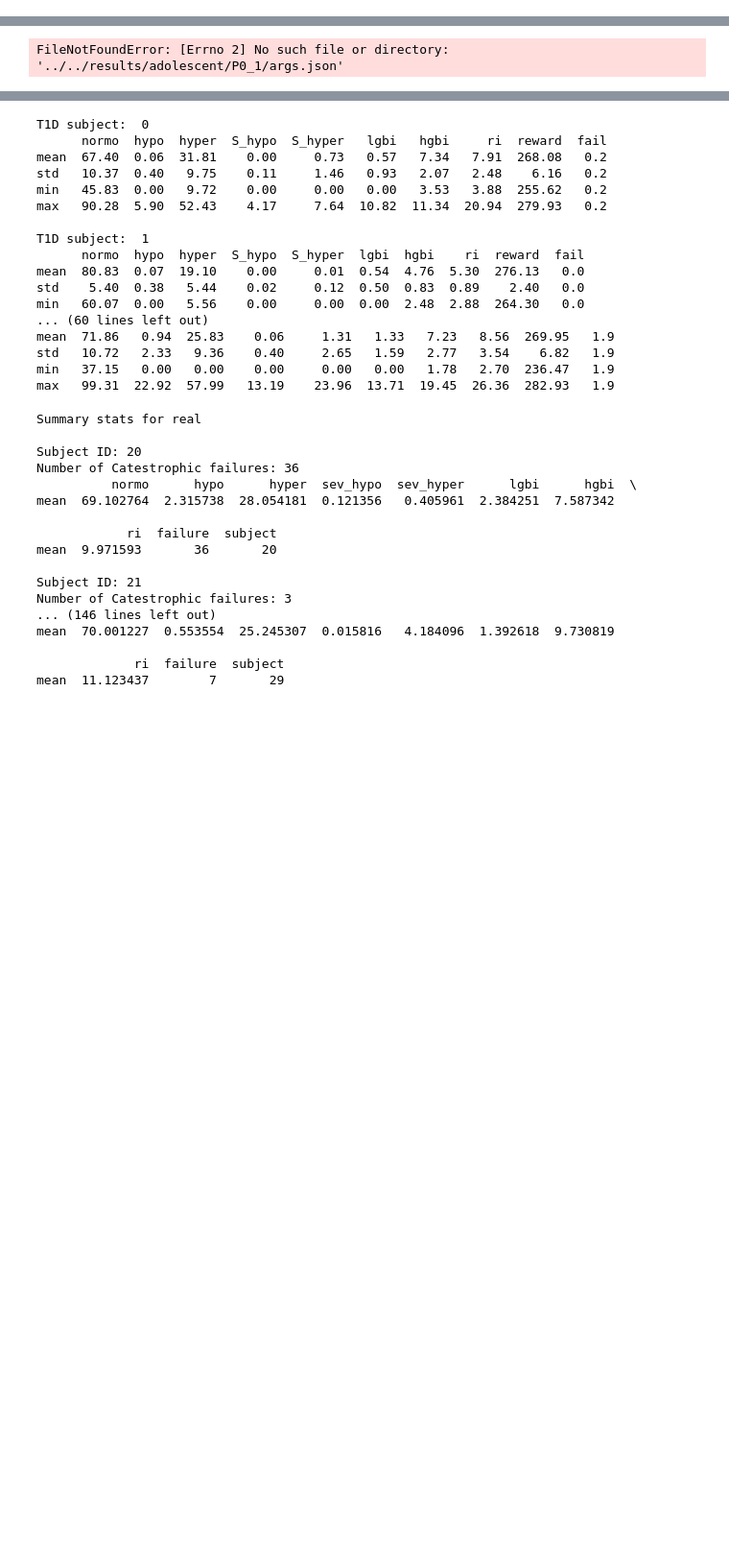
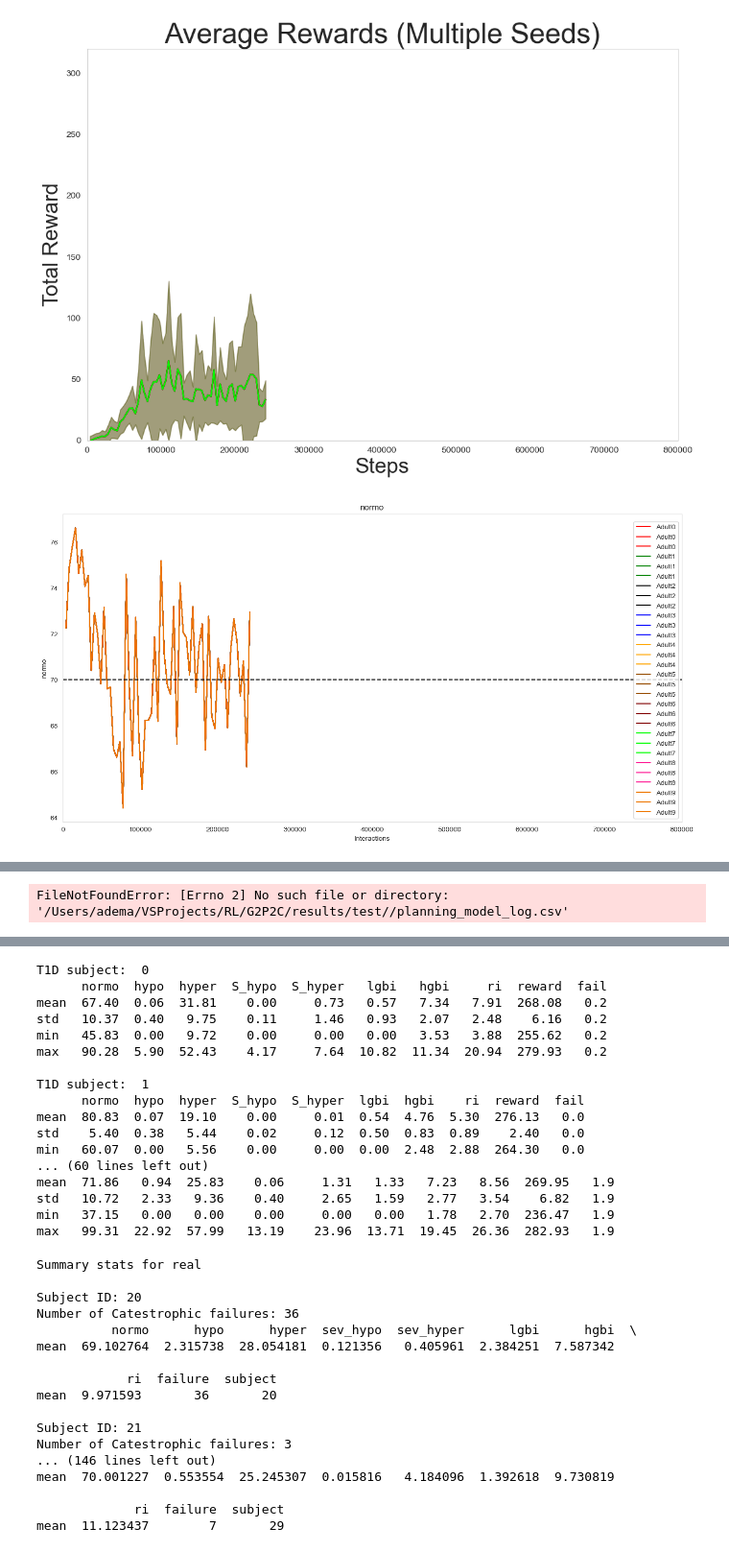
Before and after one commit to AdemaSharipova/G2P2C, a Jupyter notebook: visualiser/notebooks/cohort_analyzer.ipynb, the cells around one changed output, grey strips where cells are left out. Shown at 96% size. Saved outputs shown, nothing was run; the diff lists cells and outputs as text; code cells hidden in the pictures; blank space fills up the shorter version.

```diff
--- a/visualiser/notebooks/cohort_analyzer.ipynb
+++ b/visualiser/notebooks/cohort_analyzer.ipynb
@@ -4,12 +4,14 @@ import sys
 import json
 import numpy as np
 import pandas as pd
+
+
 # from decouple import config
 # MAIN_PATH = config('MAIN_PATH')
 MAIN_PATH='/Users/adema/VSProjects/RL/G2P2C'
 sys.path.insert(1, MAIN_PATH)
 from visualiser.core import ExperimentVisualise, plot_testing_rewards, plot_training_logs, plot_value_function
-from visualiser.core import plot_episode, plot_training_action_summary, plot_training_logs
+from visualiser.core import plot_episode, plot_training_action_summary, plot_training_logs, plot_episode_dynamic
 from visualiser.core import display_commands, plot_testing_metric, display_commands_v2, plot_testing_average_metric
 import matplotlib.gridspec
 %matplotlib inline
@@ -102,32 +104,34 @@ exp_vis = {
              '22':{ "id":exp22, "color":lime,"show": disp_arr[22], "label": COHORT+'7'},
              '23':{ "id":exp23, "color":lime,"show": disp_arr[23], "label": COHORT+'7'},
              '24':{ "id":exp24, "color":lime,"show": disp_arr[24], "label": COHORT+'7'},
              '25':{ "id":exp25, "color":pink,"show": disp_arr[25], "label": COHORT+'8'},
              '26':{ "id":exp26, "color":pink,"show": disp_arr[26], "label": COHORT+'8'},
              '27':{ "id":exp27, "color":pink,"show": disp_arr[27], "label": COHORT+'8'},
              '28':{ "id":exp28, "color":darkorange2,"show": disp_arr[28], "label": COHORT+'9'},
              '29':{ "id":exp29, "color":darkorange2,"show": disp_arr[29], "label": COHORT+'9'},
              '30':{ "id":exp30, "color":darkorange2,"show": disp_arr[30], "label": COHORT+'9'}
 }
 
 groups = [['1', '2', '3'],  ['4', '5', '6'], ['7', '8', '9'],['10', '11', '12'], ['13', '14', '15'],
           ['16', '17', '18'] , ['19', '20', '21'], ['22', '23', '24']]
 #,
 plot_testing_average_metric(exp_vis, groups, type='normal', dis_len=dis_len, metric='reward', goal=312, fill=True)
 
 
 #plot_testing_metric(exp_vis, type='normal', dis_len=dis_len, metric='reward', goal=312, fill=False, label=False)  # normal
 #plot_testing_metric(exp_vis, type='min_max', dis_len=dis_len, metric='aBGP_rmse', goal=15, fill=False)
 # #plot_testing_metric(exp_vis, type='min_max', dis_len=dis_len, metric='cBGP_rmse', goal=10, fill=False)
 plot_testing_metric(exp_vis, type='min_max', dis_len=dis_len, metric='normo', goal=70, fill=False)  # normal
 # plot_testing_metric(exp_vis, type='min_max', dis_len=dis_len, metric='ri', goal=5, fill=False)
 # plot_testing_metric(exp_vis, type='min_max', dis_len=dis_len, metric='hgbi', goal=5, fill=False)
 # plot_testing_metric(exp_vis, type='min_max', dis_len=dis_len, metric='lgbi', goal=1.1, fill=False)
 # plot_training_logs(exp_vis, dis_len, version=3)
 params = ['exp_var', 'true_var','val_loss', 'policy_grad', 'value_grad'] #, 'pi_loss'
 plot_training_logs(mode='ppo', exp_dict=exp_vis, dis_len=dis_len, params=params)
 params = ['pi_aux_grad'] #'pi_aux_loss', 'vf_aux_loss', vf_aux_grad
-plot_training_logs(mode='aux', exp_dict=exp_vis, dis_len=250, params=params)
-params = ['plan_grad', 'plan_loss']
+# plot_training_logs(mode='aux', exp_dict=exp_vis, dis_len=250, params=params)
+# params = ['plan_grad', 'plan_loss']
 plot_training_logs(mode='planning', exp_dict=exp_vis, dis_len=250, params=params)
 # %% [output]
+[figure, added]
+[figure, added]
@@ -134,3 +139,3 @@ plot_training_logs(mode='planning', exp_dict=exp_vis, dis_len=250, params=params
-FileNotFoundError: [Errno 2] No such file or directory: '../../results/adolescent/P0_1/args.json'
+FileNotFoundError: [Errno 2] No such file or directory: '/Users/adema/VSProjects/RL/G2P2C/results/test//planning_model_log.csv'
 # %%
 ## debugging a given experimentset_args
```
Also changed, not shown: parts of 3 cells of this notebook, 19 other files.
